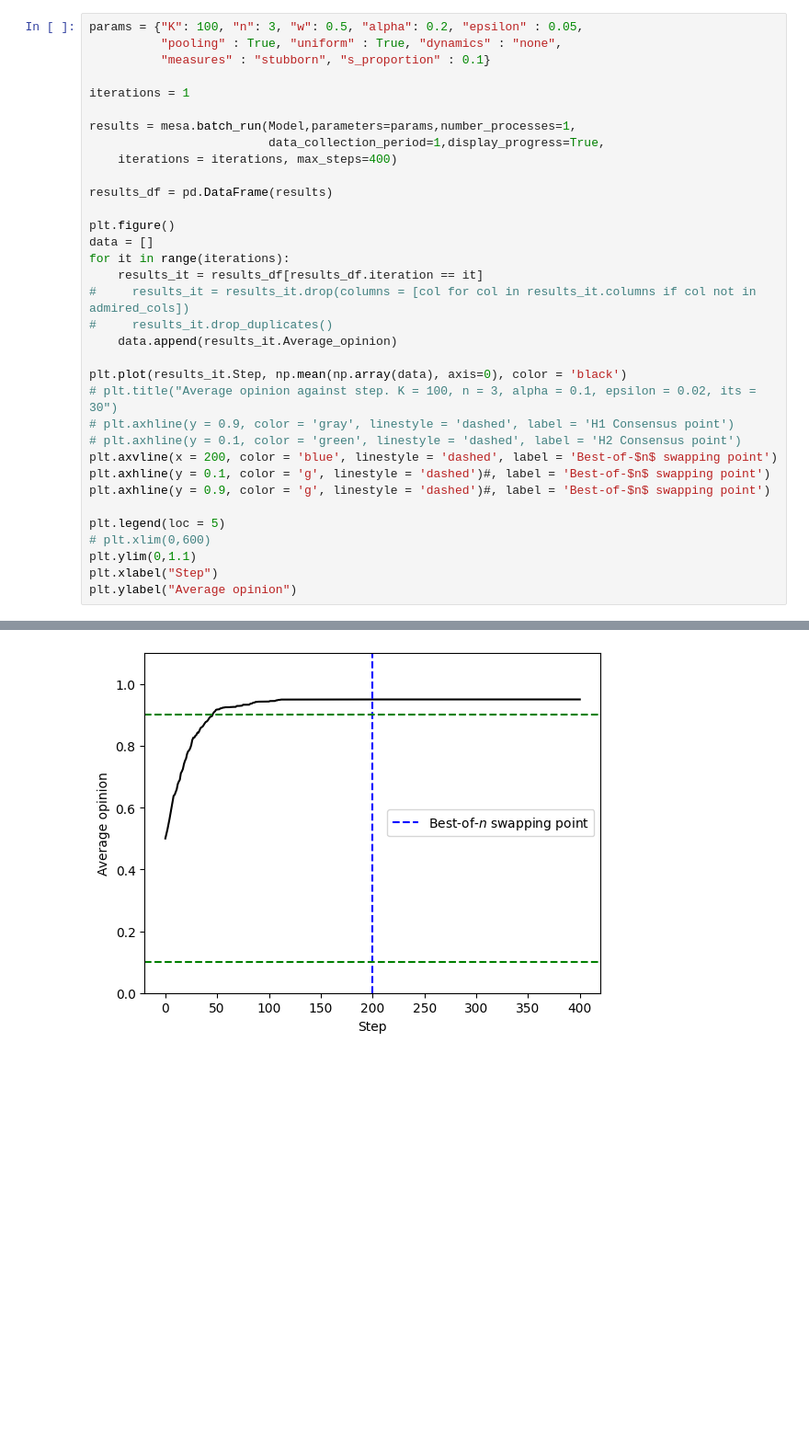
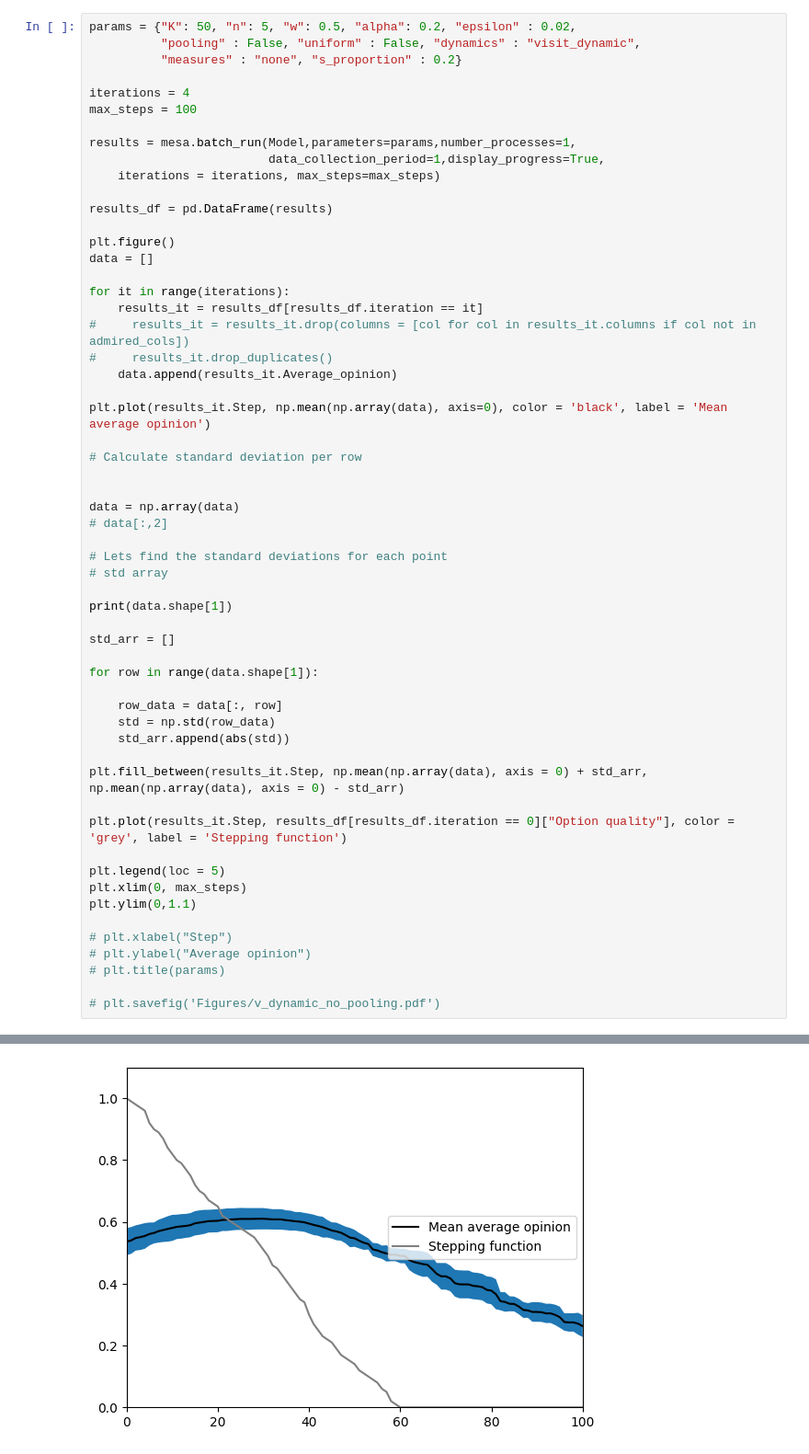
Before and after one commit to TheoLeVay1/Dynamic-Environments-in-Best-of-N, a Jupyter notebook: playground.ipynb, the cells around one changed output, grey strips where cells are left out. Shown at 92% size. Saved outputs shown, nothing was run; the diff lists cells and outputs as text; blank space fills up the shorter version.

```diff
--- a/playground.ipynb
+++ b/playground.ipynb
@@ -237,35 +304,58 @@ plt.ylim([0,1.1])
 # %%
-params = {"K": 100, "n": 3, "w": 0.5, "alpha": 0.2, "epsilon" : 0.05,
-          "pooling" : True, "uniform" : True, "dynamics" : "none",
-          "measures" : "stubborn", "s_proportion" : 0.1}
+params = {"K": 50, "n": 5, "w": 0.5, "alpha": 0.2, "epsilon" : 0.02,
+          "pooling" : False, "uniform" : False, "dynamics" : "visit_dynamic",
+          "measures" : "none", "s_proportion" : 0.2}
 
-iterations = 1
+iterations = 4
+max_steps = 100
 
 results = mesa.batch_run(Model,parameters=params,number_processes=1,
                          data_collection_period=1,display_progress=True,
-    iterations = iterations, max_steps=400)
+    iterations = iterations, max_steps=max_steps)
 
 results_df = pd.DataFrame(results)
 
 plt.figure()
 data = []
+
 for it in range(iterations):
     results_it = results_df[results_df.iteration == it]
 #     results_it = results_it.drop(columns = [col for col in results_it.columns if col not in admired_cols])
 #     results_it.drop_duplicates()
     data.append(results_it.Average_opinion)
 
-plt.plot(results_it.Step, np.mean(np.array(data), axis=0), color = 'black')
-# plt.title("Average opinion against step. K = 100, n = 3, alpha = 0.1, epsilon = 0.02, its = 30")
-# plt.axhline(y = 0.9, color = 'gray', linestyle = 'dashed', label = 'H1 Consensus point')
-# plt.axhline(y = 0.1, color = 'green', linestyle = 'dashed', label = 'H2 Consensus point')
-plt.axvline(x = 200, color = 'blue', linestyle = 'dashed', label = 'Best-of-$n$ swapping point')
-plt.axhline(y = 0.1, color = 'g', linestyle = 'dashed')#, label = 'Best-of-$n$ swapping point')
-plt.axhline(y = 0.9, color = 'g', linestyle = 'dashed')#, label = 'Best-of-$n$ swapping point')
+plt.plot(results_it.Step, np.mean(np.array(data), axis=0), color = 'black', label = 'Mean average opinion')
+
+# Calculate standard deviation per row
+
+
+data = np.array(data)
+# data[:,2]
+
+# Lets find the standard deviations for each point
+# std array
+
+print(data.shape[1])
+
+std_arr = []
+
+for row in range(data.shape[1]):
+
+    row_data = data[:, row]
+    std = np.std(row_data)
+    std_arr.append(abs(std))
+
+plt.fill_between(results_it.Step, np.mean(np.array(data), axis = 0) + std_arr, np.mean(np.array(data), axis = 0) - std_arr)
+
+plt.plot(results_it.Step, results_df[results_df.iteration == 0]["Option quality"], color = 'grey', label = 'Stepping function')
 
 plt.legend(loc = 5)
-# plt.xlim(0,600)
+plt.xlim(0, max_steps)
 plt.ylim(0,1.1)
-plt.xlabel("Step")
-plt.ylabel("Average opinion")
+
+# plt.xlabel("Step")
+# plt.ylabel("Average opinion")
+# plt.title(params)
+
+# plt.savefig('Figures/v_dynamic_no_pooling.pdf')
 # %% [output]
@@ -273 +364 @@ Text(0, 0.5, 'Average opinion')
-[figure, old version]
+[figure, new version]
```
Also changed, not shown: parts of 8 cells of this notebook, 8 other files.
